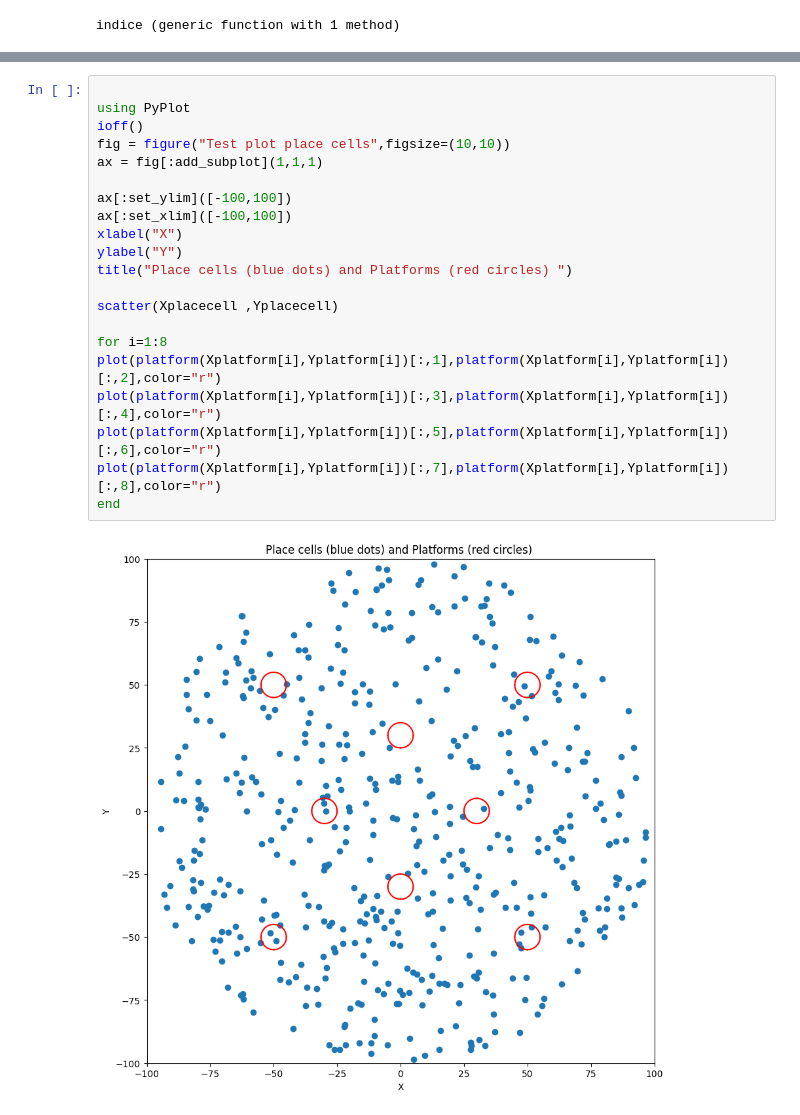
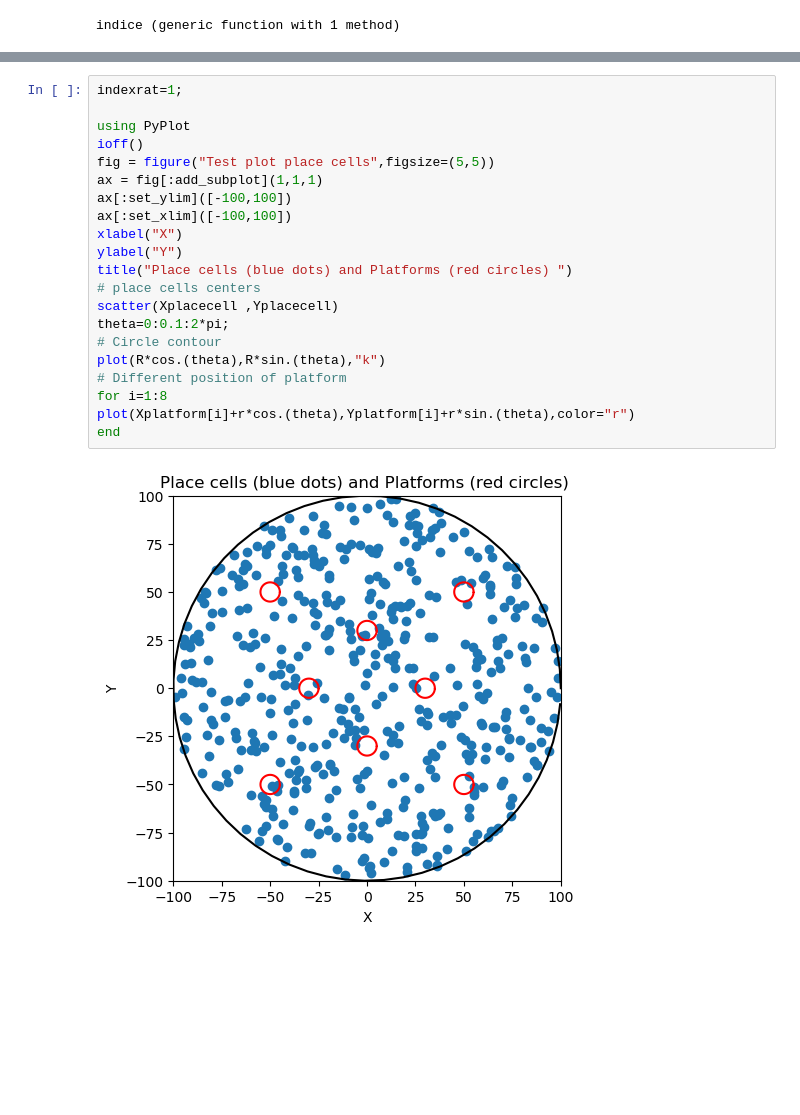
Before and after one commit to charlinetess/Morris-Watermaze-FosterDayanMorris-Paper, a Jupyter notebook: DMP.ipynb, the cells around one changed output, grey strips where cells are left out. Drawn from its saved outputs; the diff is of its cells as text; blank space fills up the shorter version.

```diff
--- a/DMP.ipynb
+++ b/DMP.ipynb
@@ -550,26 +543,26 @@ platform (generic function with 1 method)
 # %%
+indexrat=1;
 
 using PyPlot
 ioff()
-fig = figure("Test plot place cells",figsize=(10,10))
+fig = figure("Test plot place cells",figsize=(5,5))
 ax = fig[:add_subplot](1,1,1)
-
 ax[:set_ylim]([-100,100])
 ax[:set_xlim]([-100,100])
 xlabel("X")
 ylabel("Y")
 title("Place cells (blue dots) and Platforms (red circles) ")
-
+# place cells centers
 scatter(Xplacecell ,Yplacecell)
-
+theta=0:0.1:2*pi;
+# Circle contour
+plot(R*cos.(theta),R*sin.(theta),"k")
+# Different position of platform
 for i=1:8
-plot(platform(Xplatform[i],Yplatform[i])[:,1],platform(Xplatform[i],Yplatform[i])[:,2],color="r")
-plot(platform(Xplatform[i],Yplatform[i])[:,3],platform(Xplatform[i],Yplatform[i])[:,4],color="r")
-plot(platform(Xplatform[i],Yplatform[i])[:,5],platform(Xplatform[i],Yplatform[i])[:,6],color="r")
-plot(platform(Xplatform[i],Yplatform[i])[:,7],platform(Xplatform[i],Yplatform[i])[:,8],color="r")
+plot(Xplatform[i]+r*cos.(theta),Yplatform[i]+r*sin.(theta),color="r")
 end
 # %% [output]
-[figure, old version]
+[figure, new version]
 # %%
 # chose rat
 indexrat=1;
```
Also changed, not shown: parts of 18 cells of this notebook.
